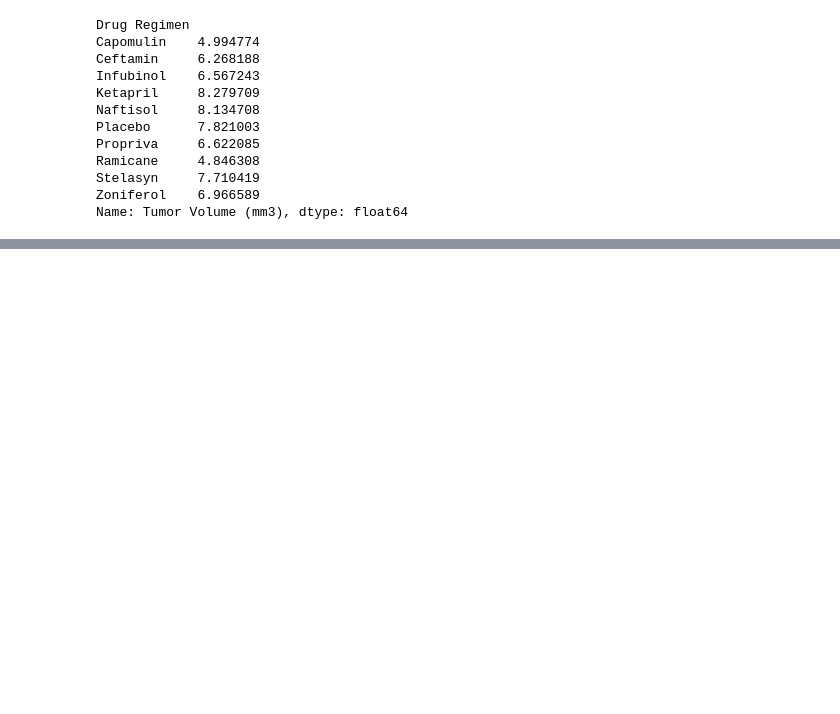
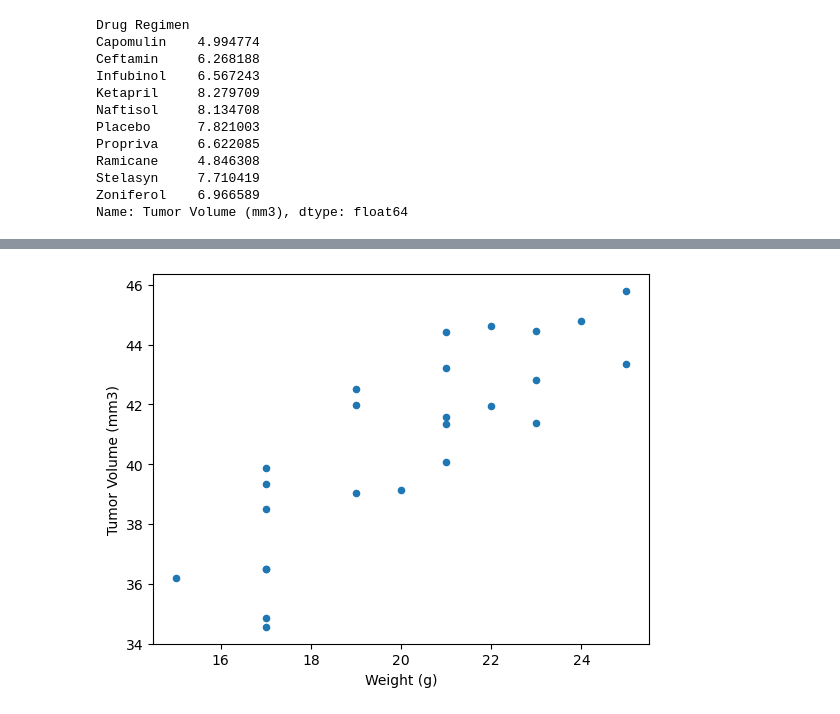
Before and after one commit to Smiyengi/pymaceuticals-challenge, a Jupyter notebook: assignment1.ipynb, the cells around one changed output, grey strips where cells are left out. Cells and saved outputs as stored; diff of their text form; code cells hidden in the pictures; blank space fills up the shorter version.

```diff
--- a/assignment1.ipynb
+++ b/assignment1.ipynb
@@ -324,0 +339,8 @@ plt.show()
+# %%
+mean_tumor_by_Capomulin = study_results_clean[study_results_clean['Drug Regimen'] == 'Capomulin'].groupby('Mouse ID')['Tumor Volume (mm3)'].mean()
+plot_data_df = pd.merge(mean_tumor_by_Capomulin, mouse_metadata, how='left', on='Mouse ID')
+plot_data_df.plot('Weight (g)', 'Tumor Volume (mm3)', kind='scatter')
+del(mean_tumor_by_Capomulin)
+del(plot_data_df)
+# %% [output]
+[figure, added]
```
Also changed, not shown: parts of 25 cells of this notebook.
